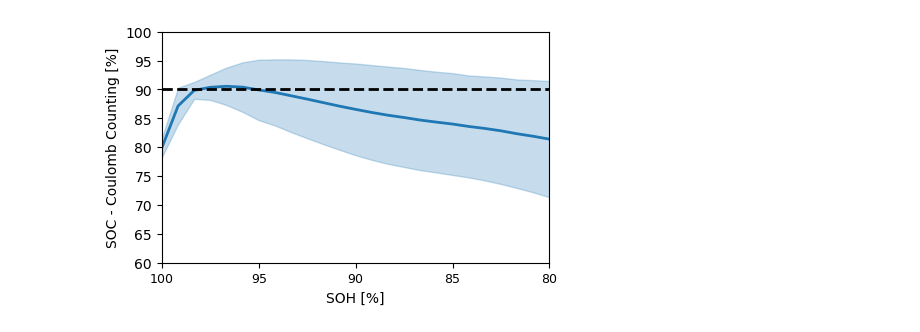
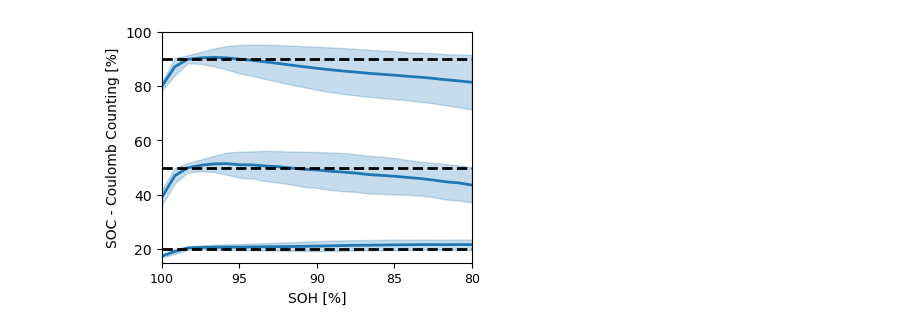
Before and after one commit to REIL-UConn/rapid-soh-estimation-from-short-pulses, a Jupyter notebook: notebooks/soc_drift.ipynb, the cells around one changed output. Cells and saved outputs as stored; diff of their text form; code cells hidden in the pictures.

```diff
--- a/notebooks/soc_drift.ipynb
+++ b/notebooks/soc_drift.ipynb
@@ -58,7 +58,7 @@ def plot_soc_drift(socs_to_plot=[20,50,90], color_by_group=True, filename:Path=N
 				plotting_res = pd.concat([plotting_res, pd.DataFrame(temp)], ignore_index=True)
 	#endregion
 
-	fig, ax = plt.subplots(figsize=(5,3))
+	fig, ax = plt.subplots(figsize=(4,3))
 	plotting_res = plotting_res.loc[plotting_res['cell_id'] != 42]
 
 	if color_by_group:
@@ -99,35 +99,39 @@ def plot_soc_drift(socs_to_plot=[20,50,90], color_by_group=True, filename:Path=N
 					color=colors['default'][0], alpha=0.25, zorder=1)
 
 	soh_range = np.arange(100,79,-5)
 	soc_bounds_mapping = {20:[15,25], 50:[30,60], 90:[60,100]}
 	soc_bounds = (soc_bounds_mapping[min(socs_to_plot)][0], soc_bounds_mapping[max(socs_to_plot)][1])
 
 	for soc in socs_to_plot:
 		ax.plot(soh_range, np.full(len(soh_range), soc), 'k--', linewidth=2)
 
 	ax.set_xlim([np.max(soh_range), np.min(soh_range)])
 	ax.set_xticks(soh_range, labels=soh_range, fontsize=9)
 	ax.set_ylim(soc_bounds)
 	# ax.set_yticks(np.arange(20,101,20), labels=np.arange(20,101,20), fontsize=9)
 	ax.set_xlabel("SOH [%]", fontsize=10)
 	ax.set_ylabel("SOC - Coulomb Counting [%]", fontsize=10)
 	if color_by_group:
 		ax.legend(
 			title='Group ID', ncol=1, title_fontsize=10, fontsize=8,
 			loc='center right', bbox_to_anchor=(1.3, 0.5),
 			handlelength=1, borderpad=0.75,
 			fancybox=True, shadow=True)
 		box = ax.get_position()
 		ax.set_position([box.x0, box.y0, box.width*0.8, box.height])
 	# fig.tight_layout(pad=0.5)
 	if filename is not None:
 		fig.savefig(filename, dpi=300, bbox_inches="tight")
 	plt.show()
 
-socs_to_plot = [90]
+socs_to_plot = [20,50,90]
 color_by_group = False
-dir_drift = Path("/Users/bnowacki/Desktop/Paper Revision Figures/SOC Drift Analysis")
-filename = dir_drift.joinpath(f"SOC_Drift_{socs_to_plot}{'_byGroup' if color_by_group else ''}.pdf")
-plot_soc_drift(socs_to_plot, color_by_group, filename=None)
+dir_save = dir_figures.joinpath("raw", "SOC Drift Analysis")
+dir_save.mkdir(exist_ok=True, parents=True)
+plot_soc_drift(
+	socs_to_plot,
+	color_by_group,
+	filename=dir_save.joinpath(f"SOC_Drift_{socs_to_plot}{'_byGroup' if color_by_group else ''}.pdf")
+)
 # %% [output]
-[figure, old version]
+[figure, new version]
```
Also changed, not shown: 2 other files.
